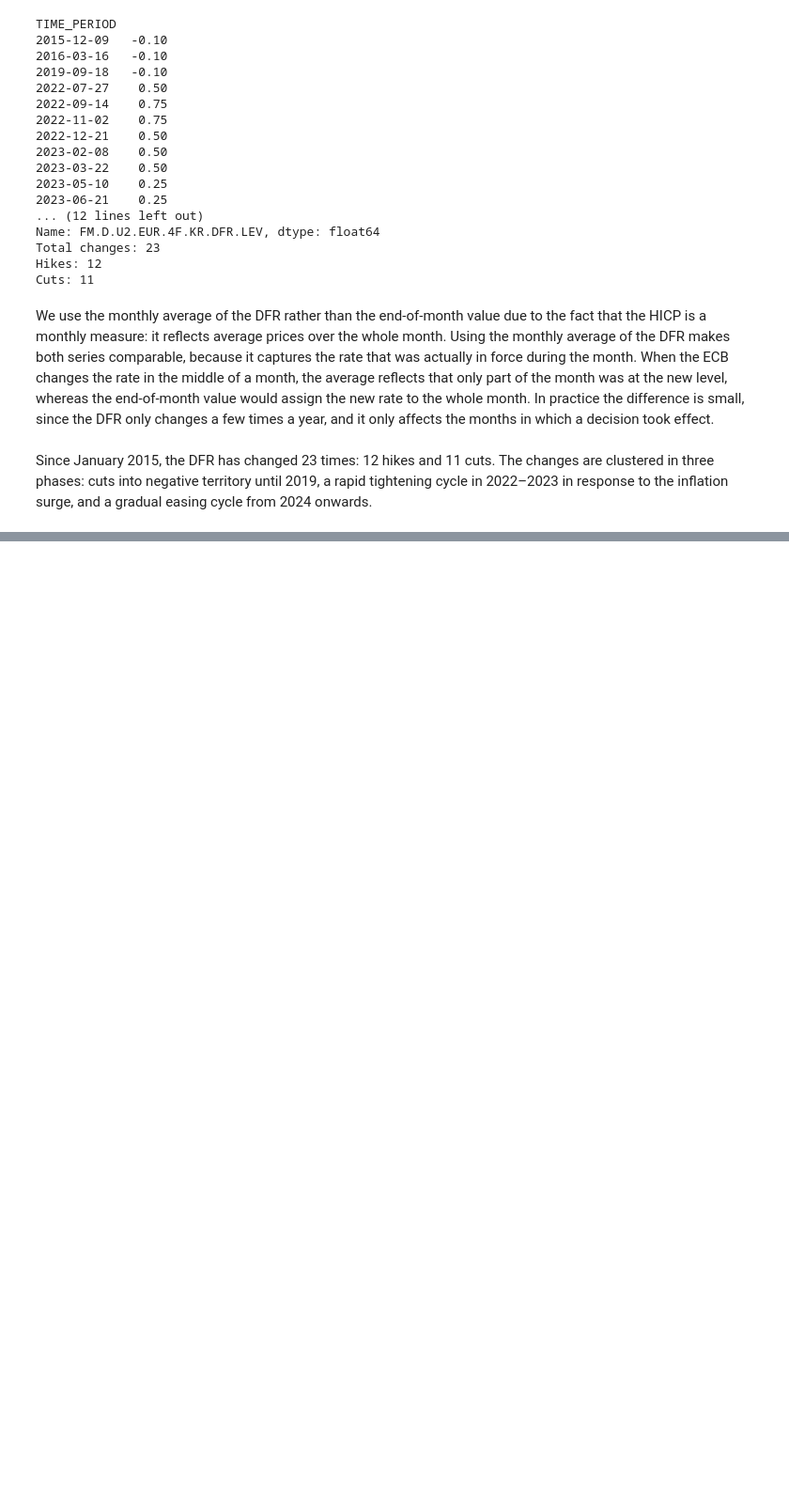
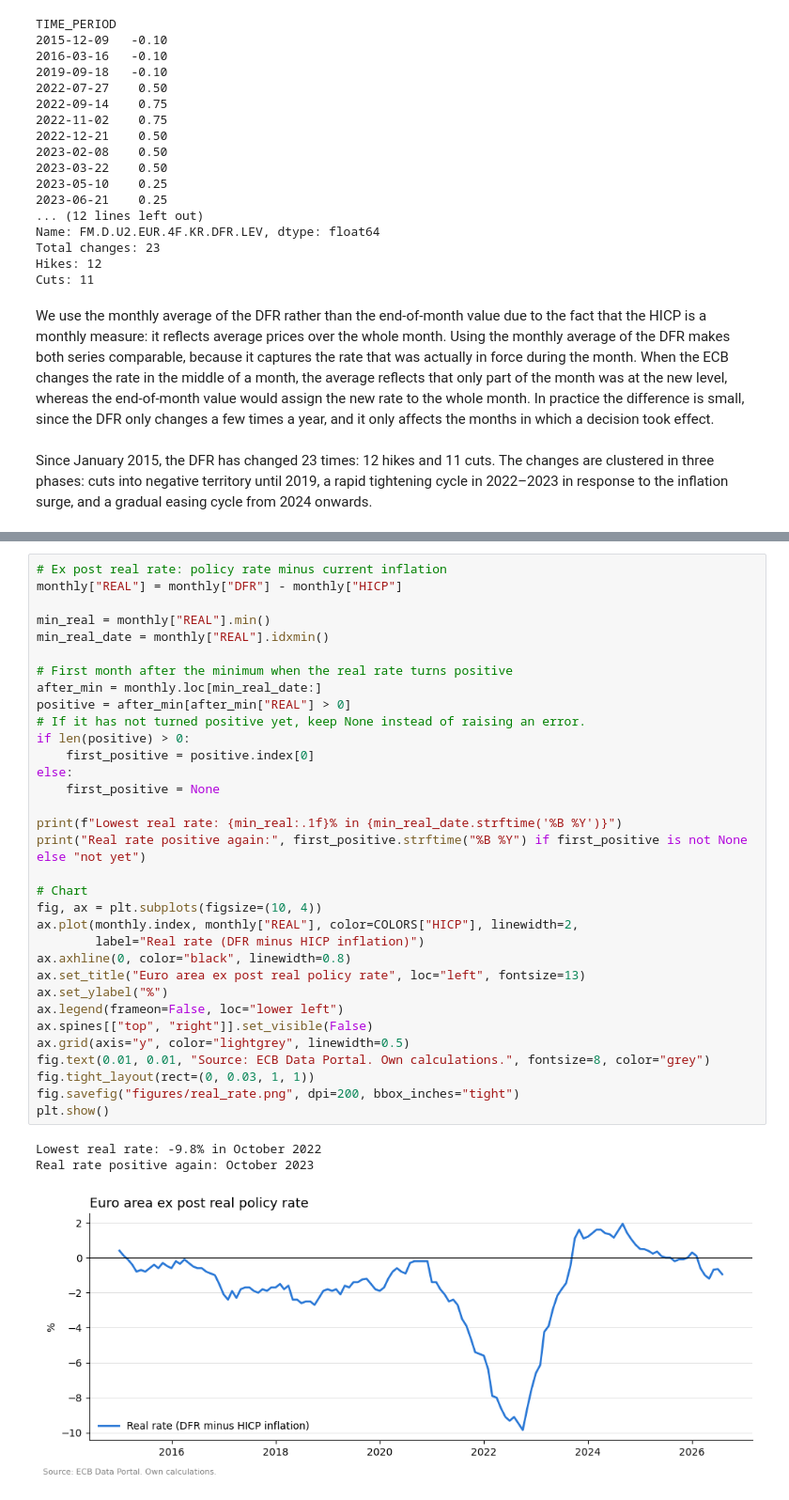
Before and after one commit to marcferrerp/ecb-monetary-policy-response, a Jupyter notebook: ecb_monetary_policy_response.ipynb, the cells around one changed output, grey strips where cells are left out. Shown at 94% size. Drawn from its saved outputs; the diff is of its cells as text; blank space fills up the shorter version.

```diff
--- a/ecb_monetary_policy_response.ipynb
+++ b/ecb_monetary_policy_response.ipynb
@@ -114,0 +221,37 @@ Since January 2015, the DFR has changed 23 times: 12 hikes and 11 cuts. The chan
+# %%
+# Ex post real rate: policy rate minus current inflation
+monthly["REAL"] = monthly["DFR"] - monthly["HICP"]
+
+min_real = monthly["REAL"].min()
+min_real_date = monthly["REAL"].idxmin()
+
+# First month after the minimum when the real rate turns positive
+after_min = monthly.loc[min_real_date:]
+positive = after_min[after_min["REAL"] > 0]
+# If it has not turned positive yet, keep None instead of raising an error.
+if len(positive) > 0:
+    first_positive = positive.index[0]
+else:
+    first_positive = None
+
+print(f"Lowest real rate: {min_real:.1f}% in {min_real_date.strftime('%B %Y')}")
+print("Real rate positive again:", first_positive.strftime("%B %Y") if first_positive is not None else "not yet")
+
+# Chart
+fig, ax = plt.subplots(figsize=(10, 4))
+ax.plot(monthly.index, monthly["REAL"], color=COLORS["HICP"], linewidth=2,
+        label="Real rate (DFR minus HICP inflation)")
+ax.axhline(0, color="black", linewidth=0.8)
+ax.set_title("Euro area ex post real policy rate", loc="left", fontsize=13)
+ax.set_ylabel("%")
+ax.legend(frameon=False, loc="lower left")
+ax.spines[["top", "right"]].set_visible(False)
+ax.grid(axis="y", color="lightgrey", linewidth=0.5)
+fig.text(0.01, 0.01, "Source: ECB Data Portal. Own calculations.", fontsize=8, color="grey")
+fig.tight_layout(rect=(0, 0.03, 1, 1))
+fig.savefig("figures/real_rate.png", dpi=200, bbox_inches="tight")
+plt.show()
+# %% [output]
+Lowest real rate: -9.8% in October 2022
+Real rate positive again: October 2023
+[figure, added]
```
Also changed, not shown: parts of 9 cells of this notebook, 1 other file.
